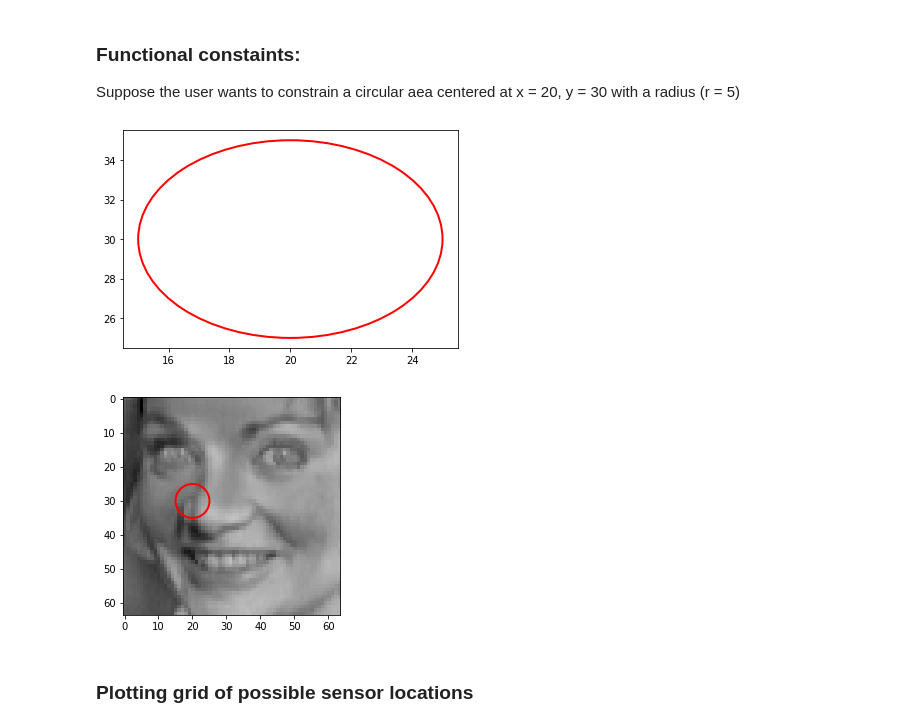
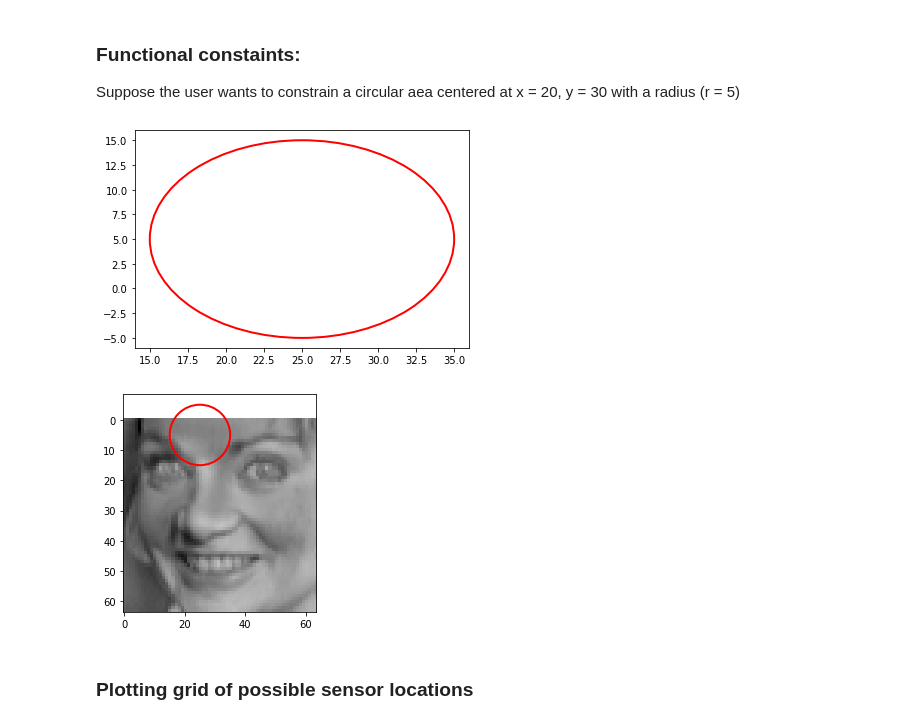
Before and after one commit to dynamicslab/pysensors, a Jupyter notebook: examples/functional_constraints_class.ipynb, the cells around one changed output. Saved outputs shown, nothing was run; the diff lists cells and outputs as text; code cells hidden in the pictures.

```diff
--- a/examples/functional_constraints_class.ipynb
+++ b/examples/functional_constraints_class.ipynb
@@ -99,14 +99,14 @@ for ind,i in enumerate(range(len(xTopUnc))):
 
 Suppose the user wants to constrain a circular aea centered at x = 20, y = 30 with a radius (r = 5)
 # %%
-circle = ps.utils._constraints.Circle(center_x = 20, center_y = 30, radius = 5, loc = 'out', data = X_train) #Plotting the constrained circle
+circle = ps.utils._constraints.Circle(center_x = 25, center_y = 5, radius = 10, loc = 'in', data = X_train) #Plotting the constrained circle
 circle.draw_constraint() ###Plotting just the constraint
 # %% [output]
-[figure, old version]
+[figure, new version]
 # %%
 circle.plot_constraint_on_data(plot_type='image') ##Plotting the constraint on the data
 # %% [output]
-[figure, old version]
+[figure, new version]
 # %% [markdown]
 ### Plotting grid of possible sensor locations
 # %%
```
Also changed, not shown: parts of 15 cells of this notebook, 3 other files.
